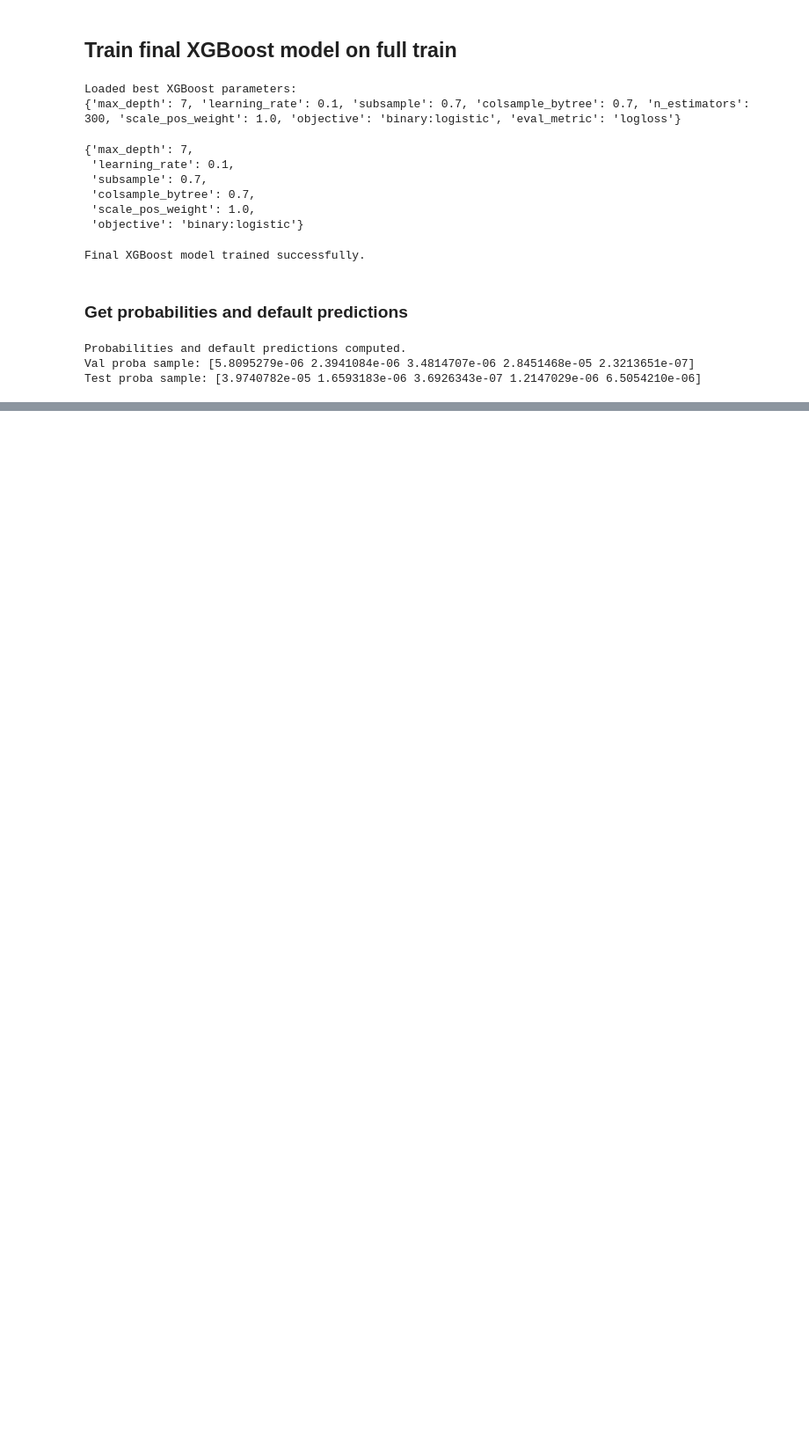
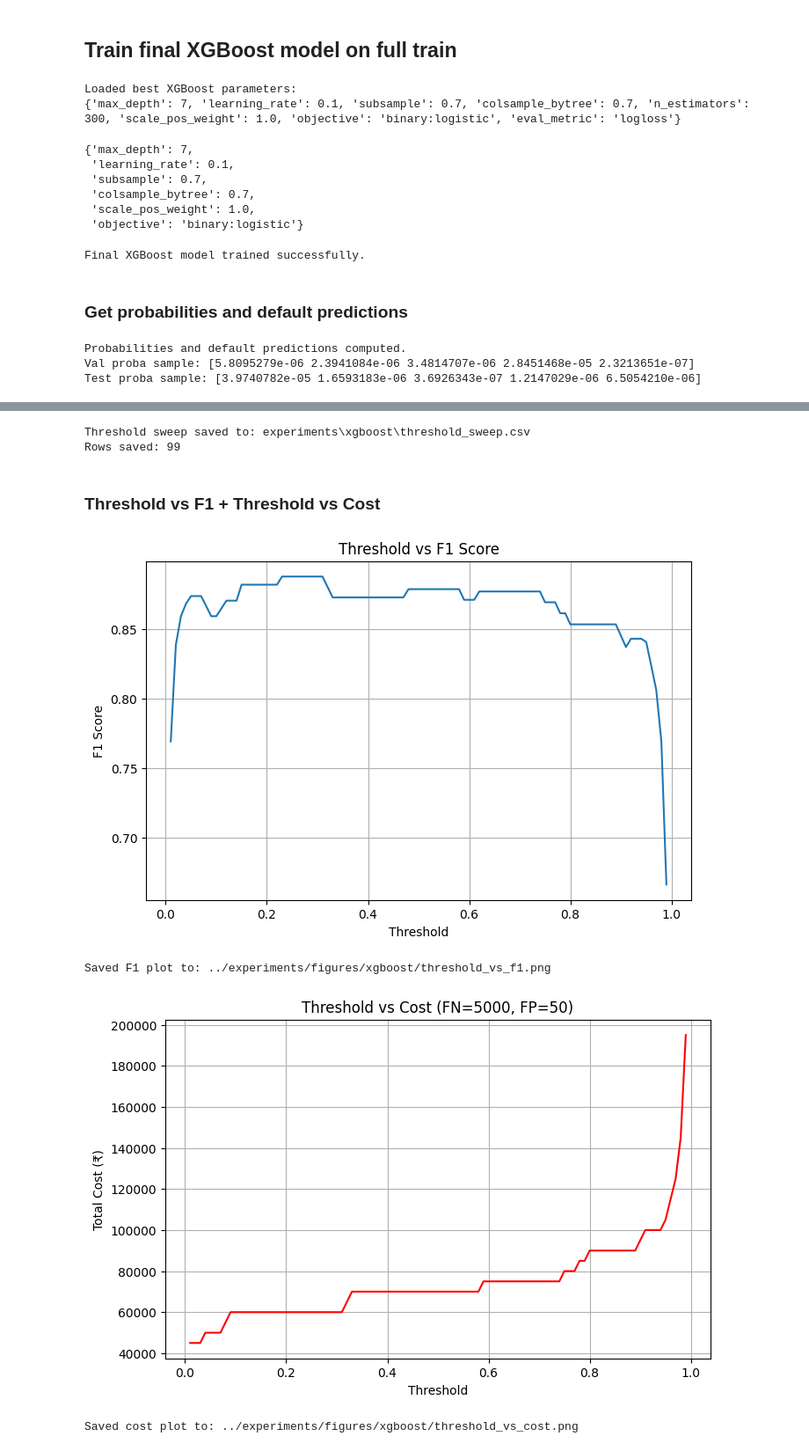
Before and after one commit to parthtiwari-dev/Fraud-Risk-Intelligence-System, a Jupyter notebook: notebooks/03_models_baselines.ipynb, the cells around one changed output, grey strips where cells are left out. Shown at 88% size. Saved outputs shown, nothing was run; the diff lists cells and outputs as text; code cells hidden in the pictures; blank space fills up the shorter version.

```diff
--- a/notebooks/03_models_baselines.ipynb
+++ b/notebooks/03_models_baselines.ipynb
@@ -958,0 +1081,4 @@ Test proba sample: [3.9740782e-05 1.6593183e-06 3.6926343e-07 1.2147029e-06 6.50
+# %%
+thresholds = np.linspace(0.01, 0.99, 99)
+print("Number of thresholds:", len(thresholds))
+print("thresholds:", thresholds[:])
@@ -958,0 +1151,48 @@ Test proba sample: [3.9740782e-05 1.6593183e-06 3.6926343e-07 1.2147029e-06 6.50
+# %%
+threshold_csv_path = XGB_DIR / "threshold_sweep.csv"
+
+XGB_DIR.mkdir(parents=True, exist_ok=True)
+
+threshold_df.to_csv(threshold_csv_path, index=False)
+
+print("Threshold sweep saved to:", threshold_csv_path)
+print("Rows saved:", len(threshold_df))
+# %% [output]
+Threshold sweep saved to: experiments\xgboost\threshold_sweep.csv
+Rows saved: 99
+# %% [markdown]
+### Threshold vs F1 + Threshold vs Cost
+# %%
+
+# Ensure sorted by threshold
+threshold_df = threshold_df.sort_values("threshold")
+
+# Plot 1 — Threshold vs F1
+plt.figure(figsize=(8,5))
+plt.plot(threshold_df["threshold"], threshold_df["f1"], label="F1 Score")
+plt.xlabel("Threshold")
+plt.ylabel("F1 Score")
+plt.title("Threshold vs F1 Score")
+plt.grid(True)
+
+
+plt.savefig('../experiments/figures/xgboost/threshold_vs_f1.png', dpi=150, bbox_inches="tight")
+plt.show()
+print("Saved F1 plot to:", '../experiments/figures/xgboost/threshold_vs_f1.png')
+
+# Plot 2 — Threshold vs Cost
+plt.figure(figsize=(8,5))
+plt.plot(threshold_df["threshold"], threshold_df["cost"], label="Cost", color="red")
+plt.xlabel("Threshold")
+plt.ylabel("Total Cost (₹)")
+plt.title("Threshold vs Cost (FN=5000, FP=50)")
+plt.grid(True)
+
+plt.savefig('../experiments/figures/xgboost/threshold_vs_cost.png', dpi=150, bbox_inches="tight")
+plt.show()
+print("Saved cost plot to:", '../experiments/figures/xgboost/threshold_vs_cost.png')
+# %% [output]
+[figure, added]
+Saved F1 plot to: ../experiments/figures/xgboost/threshold_vs_f1.png
+[figure, added]
+Saved cost plot to: ../experiments/figures/xgboost/threshold_vs_cost.png
```
Also changed, not shown: parts of 31 cells of this notebook, 7 other files.
